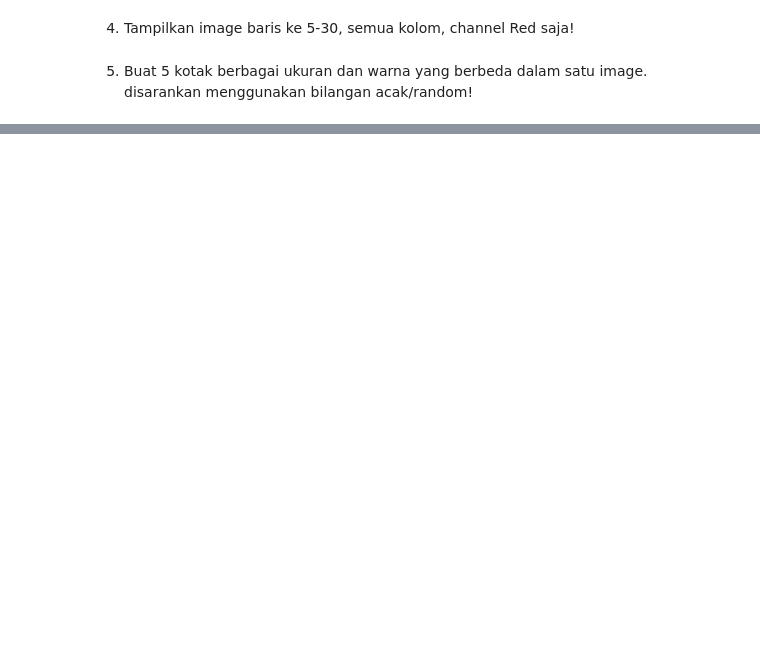
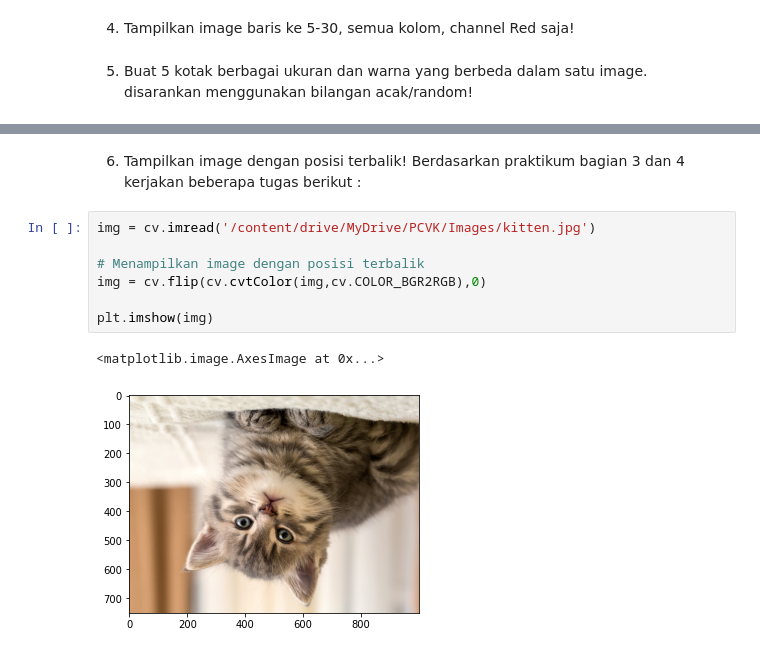
Before and after one commit to vinkharisma/PCVK_Genap_2023, a Jupyter notebook: Week2.ipynb, the cells around one changed output, grey strips where cells are left out. Saved outputs shown, nothing was run; the diff lists cells and outputs as text; blank space fills up the shorter version.

```diff
--- a/Week2.ipynb
+++ b/Week2.ipynb
@@ -216,0 +241,13 @@ ax.imshow(img5)
+# %% [markdown]
+6. Tampilkan image dengan posisi terbalik!
+Berdasarkan praktikum bagian 3 dan 4 kerjakan beberapa tugas berikut :
+# %%
+img = cv.imread('/content/drive/MyDrive/PCVK/Images/kitten.jpg')
+
+# Menampilkan image dengan posisi terbalik
+img = cv.flip(cv.cvtColor(img,cv.COLOR_BGR2RGB),0)
+
+plt.imshow(img)
+# %% [output]
+<matplotlib.image.AxesImage at 0x...>
+[figure, added]
```
Also changed, not shown: parts of 8 cells of this notebook.
